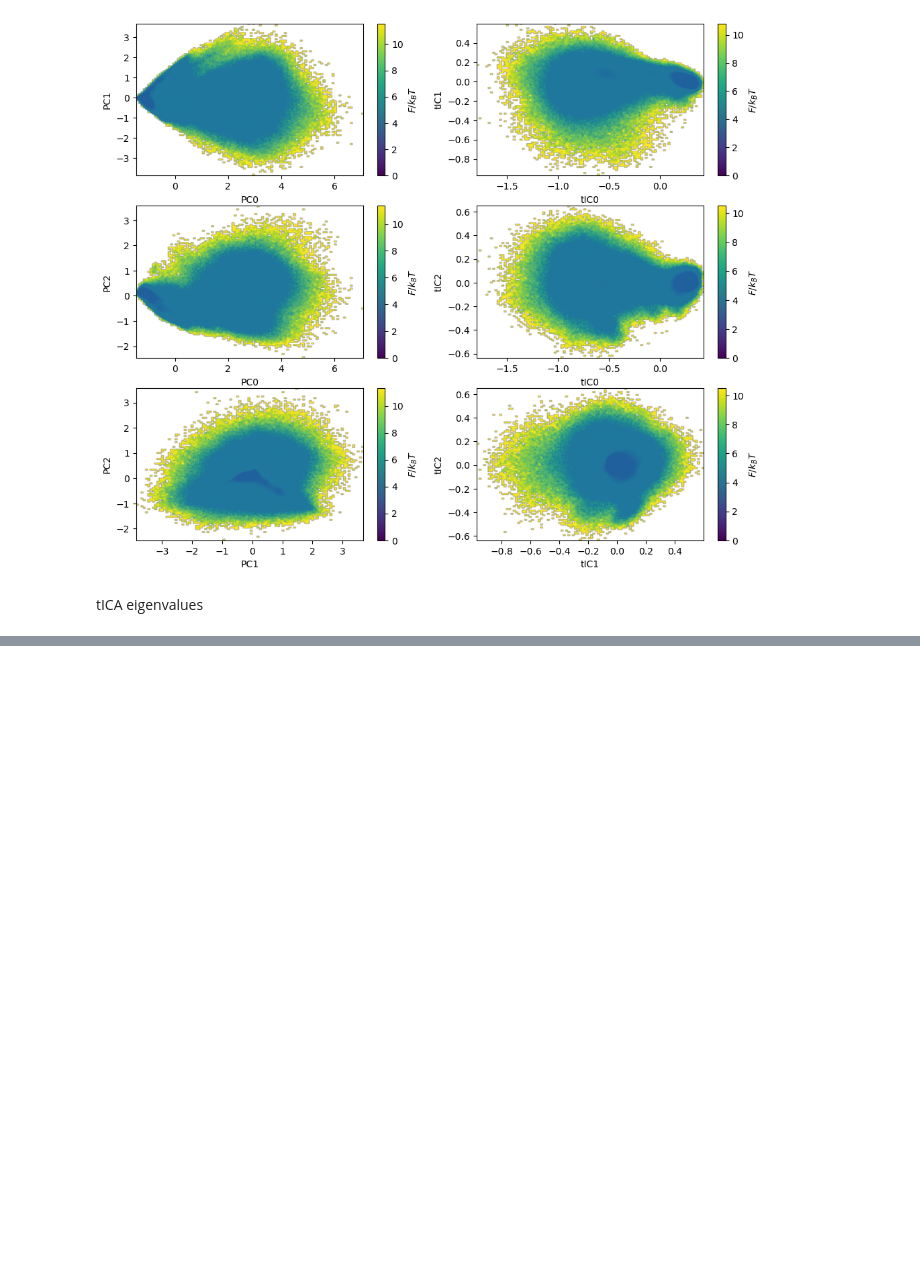
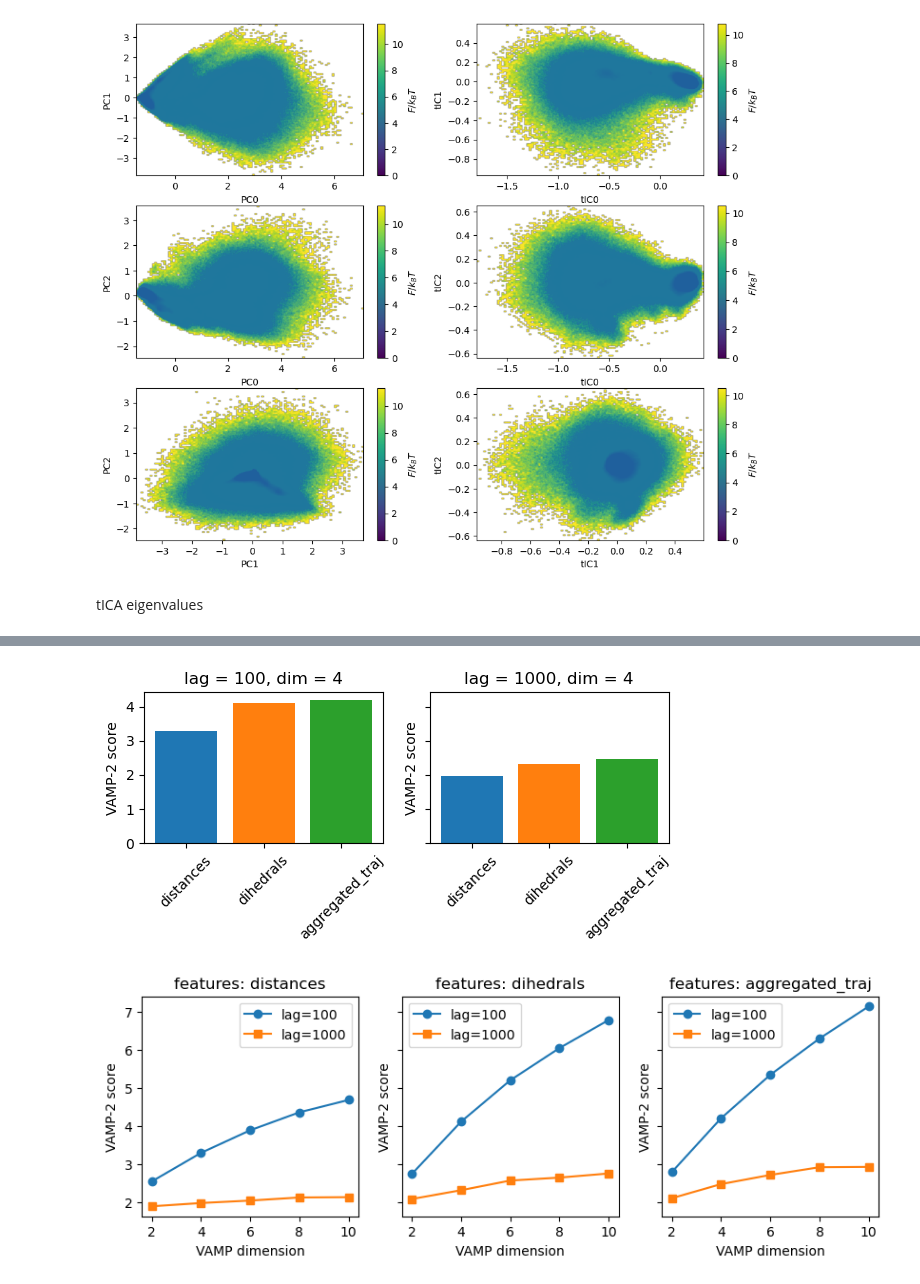
Before and after one commit to miriamzara/MSM, a Jupyter notebook: step_2new_dimensionality_reduction.ipynb, the cells around one changed output, grey strips where cells are left out. Cells and saved outputs as stored; diff of their text form; code cells hidden in the pictures; blank space fills up the shorter version.

```diff
--- a/step_2new_dimensionality_reduction.ipynb
+++ b/step_2new_dimensionality_reduction.ipynb
@@ -159,0 +201,2 @@ tICA eigenvalues
+# %%
+aggregated_traj = np.concatenate([distances, dihedrals], axis=1)
@@ -159,0 +242,17 @@ tICA eigenvalues
+# %%
+import pandas as pd
+
+rows = []
+
+for (feature, n_vamp, lag), score in results.items():
+    rows.append({
+        "feature": feature,
+        "n_vamp": n_vamp,
+        "lag_frames": lag,
+        "score": score,
+    })
+
+df = pd.DataFrame(rows)
+
+df.to_csv("intermediate_outputs/vamp_feature_selection.csv", index=False)
+df.head()
@@ -159,0 +266,34 @@ tICA eigenvalues
+# %%
+# Bar plot at fixed lag time, dimension
+
+
+fig, axes = plt.subplots(1, len([100, 1000]), figsize=(6, 3), sharey=True)
+
+colors = cm.tab10.colors
+for ax, lag in zip(axes.flatten(), [100, 1000]):
+
+    scores = [results[(feature, 4, lag)] for feature in traj_names]
+    ax.bar(traj_names, scores, color=colors[:len(traj_names)])
+    ax.set_title(f"lag = {lag}, dim = 4")
+    ax.set_ylabel("VAMP-2 score")
+    ax.tick_params(axis="x", rotation=45)
+
+plt.tight_layout()
+
+
+# Plot as a function of dimension, varying lag time, fixed feauture set
+fig, axes = plt.subplots(1, len(traj_names), figsize=(10, 3), sharey=True)
+for ax, feature in zip(axes.flatten(), traj_names):
+
+    scores_100 = [results[(feature, n_vamp, 100)] for n_vamp in [2, 4, 6, 8, 10]]
+    scores_1000 = [results[(feature, n_vamp, 1000)] for n_vamp in [2, 4, 6, 8, 10]]
+
+    ax.plot([2, 4, 6, 8, 10], scores_100, marker = "o", label="lag=100")
+    ax.plot([2, 4, 6, 8, 10], scores_1000, marker = "s", label="lag=1000")
+    ax.set_title(f"features: {feature}")
+    ax.set_xlabel("VAMP dimension")
+    ax.set_ylabel("VAMP-2 score")
+    ax.legend()
+# %% [output]
+[figure, added]
+[figure, added]
```
Also changed, not shown: parts of 19 cells of this notebook, 2 other files.
